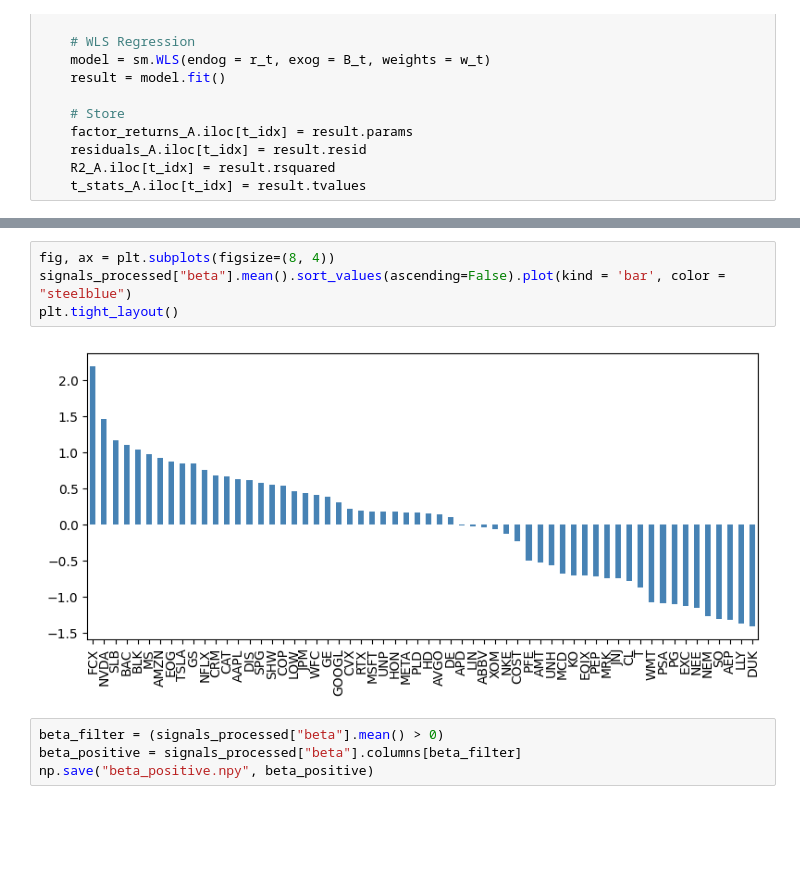
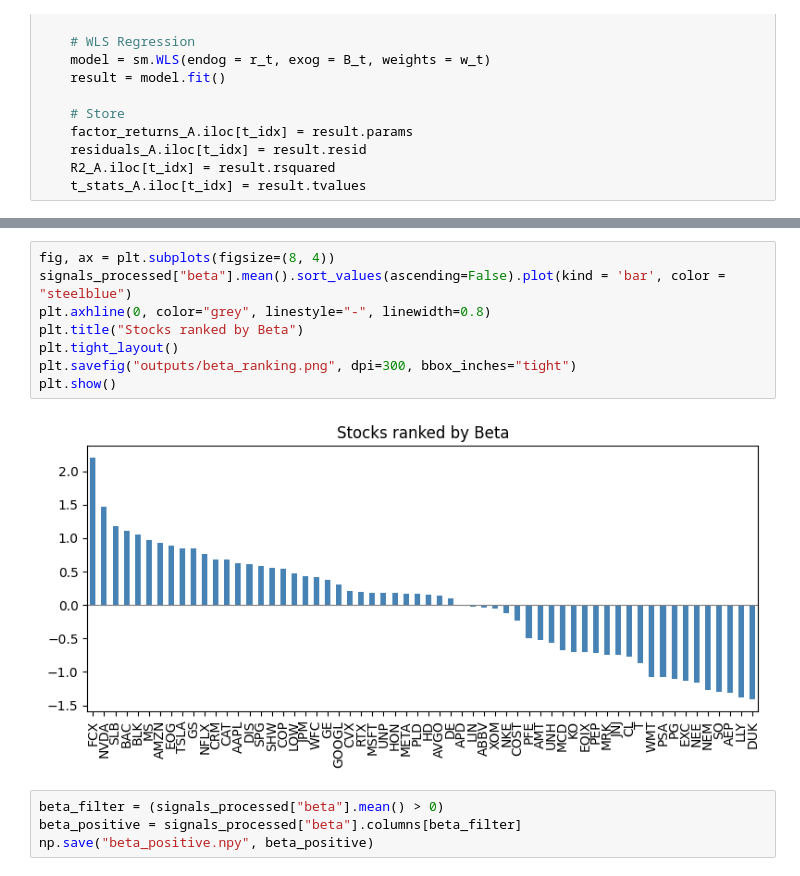
Before and after one commit to gy623/Cross-Sectional-Factor-Model-of-Asset-Returns, a Jupyter notebook: factor_model.ipynb, the cells around one changed output, grey strips where cells are left out. Cells and saved outputs as stored; diff of their text form; blank space fills up the shorter version.

```diff
--- a/factor_model.ipynb
+++ b/factor_model.ipynb
@@ -544,9 +595,13 @@ Text(0, 0.5, 'Mean |ε|')
 # %%
 fig, ax = plt.subplots(figsize=(8, 4))
 signals_processed["beta"].mean().sort_values(ascending=False).plot(kind = 'bar', color = "steelblue")
+plt.axhline(0, color="grey", linestyle="-", linewidth=0.8)
+plt.title("Stocks ranked by Beta")
 plt.tight_layout()
+plt.savefig("outputs/beta_ranking.png", dpi=300, bbox_inches="tight")
+plt.show()
 # %% [output]
-[figure, old version]
+[figure, new version]
 # %%
 beta_filter = (signals_processed["beta"].mean() > 0)
 beta_positive = signals_processed["beta"].columns[beta_filter]
```
Also changed, not shown: parts of 23 cells of this notebook, 27 other files.
